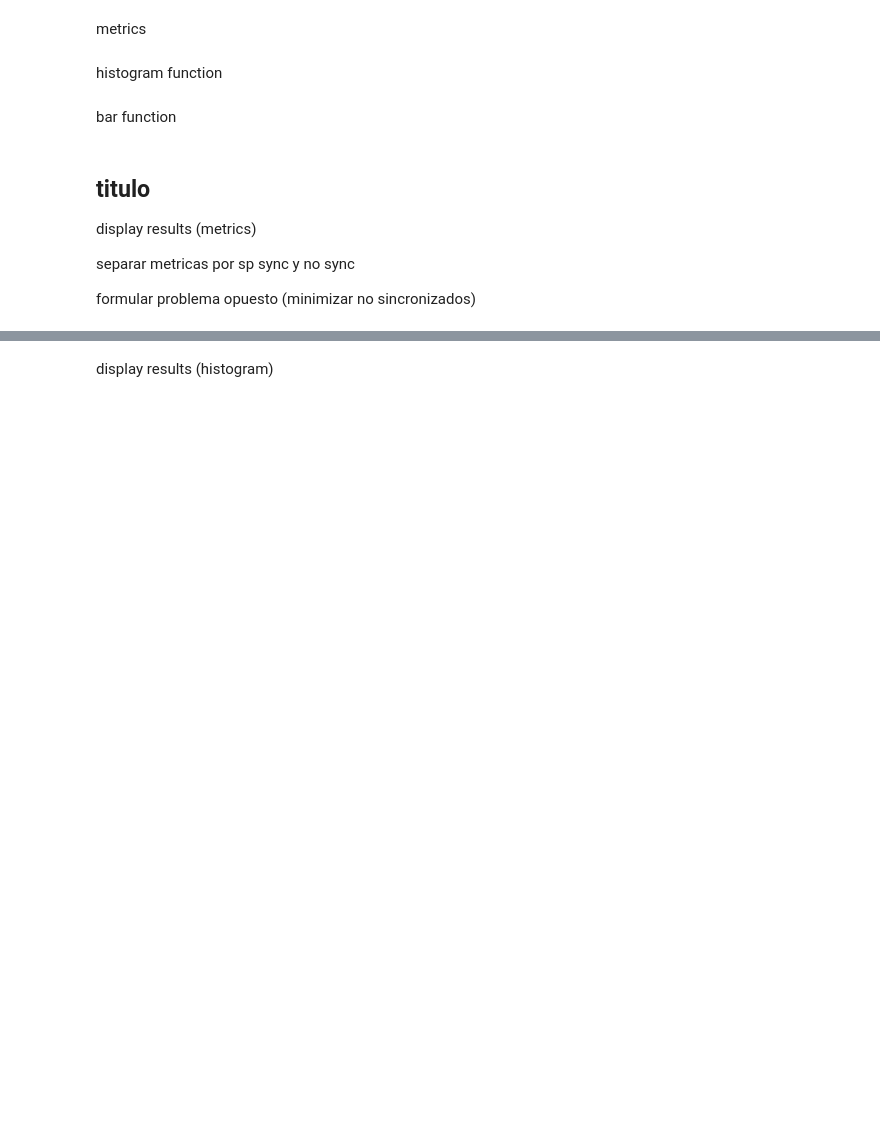
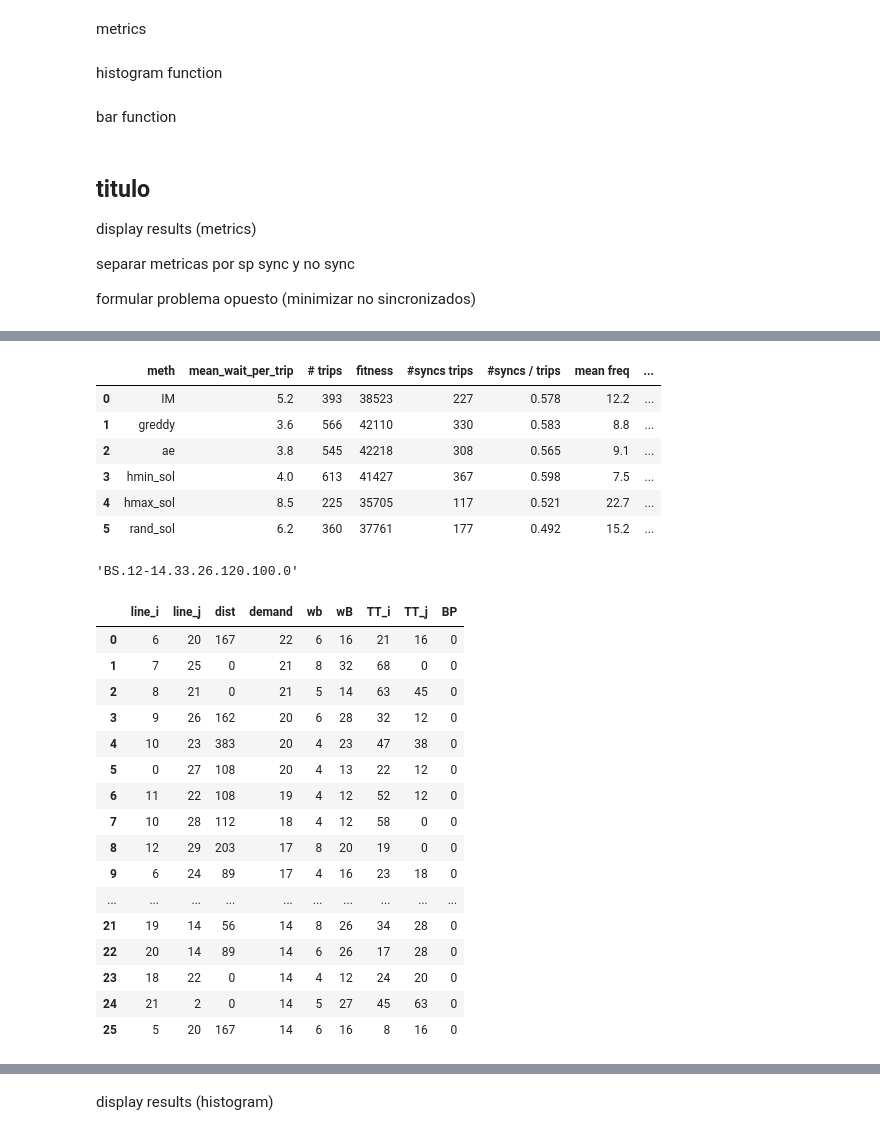
Before and after one commit to jonathan-murana/bus-generator, a Jupyter notebook: bus.ipynb, the cells around one changed output, grey strips where cells are left out. Saved outputs shown, nothing was run; the diff lists cells and outputs as text; code cells hidden in the pictures; blank space fills up the shorter version.

```diff
--- a/bus.ipynb
+++ b/bus.ipynb
@@ -1829,0 +1888,60 @@ display(scenario_array[10]['name'])
+# %%
+SCENARIO = scenario_array[6]
+
+ae = '7 9 8 5 6 12 7 10 5 8 7 19 16 13 12 8 5 31 11 16 6 5 4 6 4 12 7 4 6 8 8 6 8'
+
+solutions = [
+    SCENARIO['c_s'],
+    format_to_sol(SCENARIO['greddy_sol_model3']),
+    format_to_sol(ae),
+    format_to_sol(SCENARIO['hmin_sol']),
+    format_to_sol(SCENARIO['hmax_sol']),
+    format_to_sol(SCENARIO['rand_sol']),
+]
+
+solutions_method = ['IM',
+                    'greddy',
+                    'ae',
+                    'hmin_sol',
+                    'hmax_sol',
+                    'rand_sol',
+                   ]
+
+metrics = metrics_fitness(solutions, solutions_method, SCENARIO['ps_m'],3)
+metrics['fit_norm_by_im'] = metrics.apply(lambda e: 100 *
+                                          (e.fitness - metrics.fitness[0]) /metrics.fitness[0],axis = 1)
+metrics = metrics.style.apply(highlight_max, subset=['fitness','#syncs / trips'])
+metrics.format({'mean_wait_per_trip': '{:4.1f}','# trips': '{:3.0f}',
+             'fitness': '{:4.0f}' ,'mean freq': '{:4.1f}',
+                '#syncs / trips': '{:4.3f}','fit_norm_by_im': '{:4.1f}'})
+
+
+display(metrics)
+display(SCENARIO['name'])
+SCENARIO['ps_m']
+# %% [output]
+|  | meth | mean_wait_per_trip | # trips | fitness | #syncs trips | #syncs / trips | mean freq | ... |
+| 0 | IM | 5.2 | 393 | 38523 | 227 | 0.578 | 12.2 | ... |
+| 1 | greddy | 3.6 | 566 | 42110 | 330 | 0.583 | 8.8 | ... |
+| 2 | ae | 3.8 | 545 | 42218 | 308 | 0.565 | 9.1 | ... |
+| 3 | hmin_sol | 4.0 | 613 | 41427 | 367 | 0.598 | 7.5 | ... |
+| 4 | hmax_sol | 8.5 | 225 | 35705 | 117 | 0.521 | 22.7 | ... |
+| 5 | rand_sol | 6.2 | 360 | 37761 | 177 | 0.492 | 15.2 | ... |
+'BS.12-14.33.26.120.100.0'
+|  | line_i | line_j | dist | demand | wb | wB | TT_i | TT_j | BP |
+| 0 | 6 | 20 | 167 | 22 | 6 | 16 | 21 | 16 | 0 |
+| 1 | 7 | 25 | 0 | 21 | 8 | 32 | 68 | 0 | 0 |
+| 2 | 8 | 21 | 0 | 21 | 5 | 14 | 63 | 45 | 0 |
+| 3 | 9 | 26 | 162 | 20 | 6 | 28 | 32 | 12 | 0 |
+| 4 | 10 | 23 | 383 | 20 | 4 | 23 | 47 | 38 | 0 |
+| 5 | 0 | 27 | 108 | 20 | 4 | 13 | 22 | 12 | 0 |
+| 6 | 11 | 22 | 108 | 19 | 4 | 12 | 52 | 12 | 0 |
+| 7 | 10 | 28 | 112 | 18 | 4 | 12 | 58 | 0 | 0 |
+| 8 | 12 | 29 | 203 | 17 | 8 | 20 | 19 | 0 | 0 |
+| 9 | 6 | 24 | 89 | 17 | 4 | 16 | 23 | 18 | 0 |
+| ... | ... | ... | ... | ... | ... | ... | ... | ... | ... |
+| 21 | 19 | 14 | 56 | 14 | 8 | 26 | 34 | 28 | 0 |
+| 22 | 20 | 14 | 89 | 14 | 6 | 26 | 17 | 28 | 0 |
+| 23 | 18 | 22 | 0 | 14 | 4 | 12 | 24 | 20 | 0 |
+| 24 | 21 | 2 | 0 | 14 | 5 | 27 | 45 | 63 | 0 |
+| 25 | 5 | 20 | 167 | 14 | 6 | 16 | 8 | 16 | 0 |
```
Also changed, not shown: parts of 28 cells of this notebook, 49 other files.
